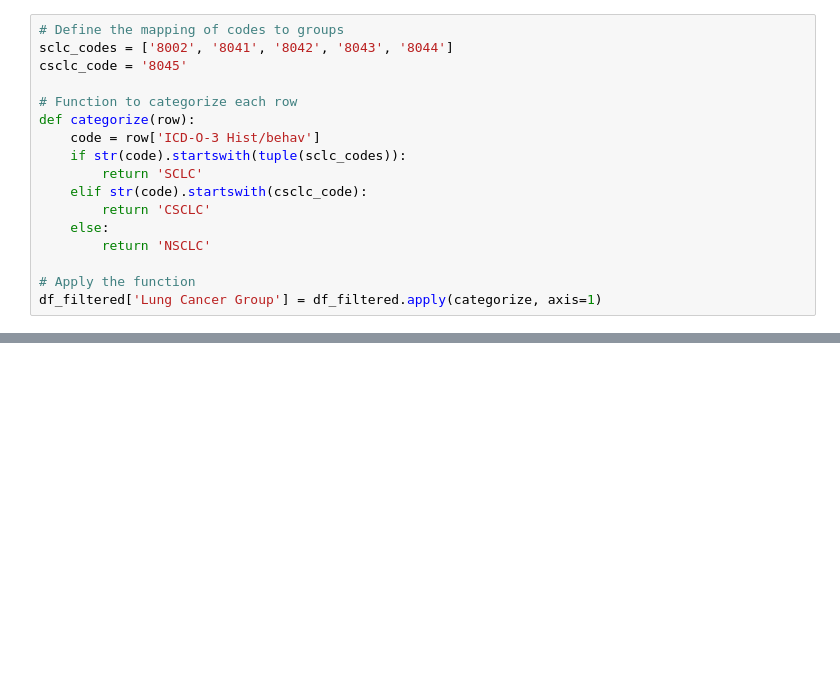
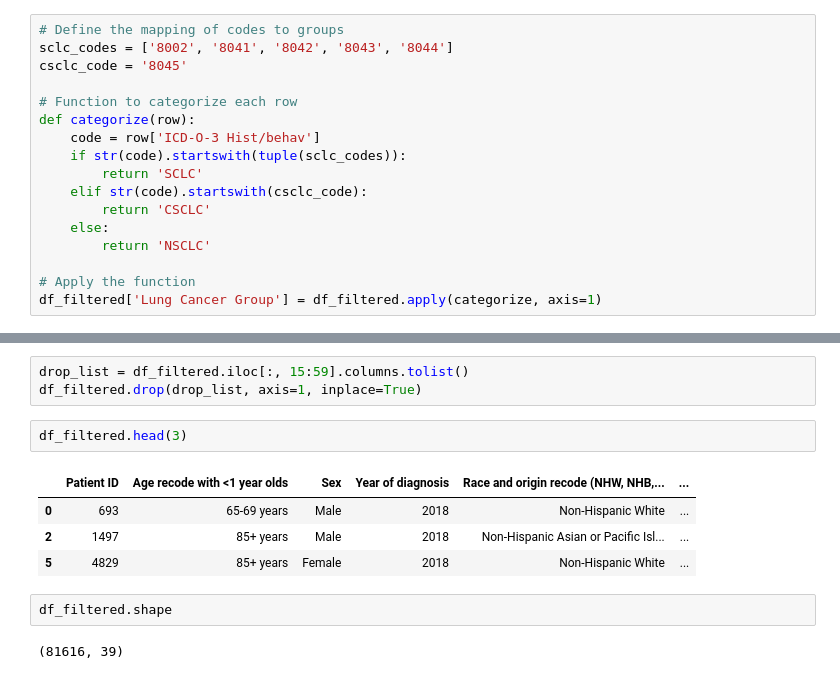
Before and after one commit to MSWinds/C-SCLC-PrognosisML, a Jupyter notebook: Data_Prep.ipynb, the cells around one changed output, grey strips where cells are left out. Drawn from its saved outputs; the diff is of its cells as text; blank space fills up the shorter version.

```diff
--- a/Data_Prep.ipynb
+++ b/Data_Prep.ipynb
@@ -53,0 +110,14 @@ Name: count, dtype: int64
+# %%
+drop_list = df_filtered.iloc[:, 15:59].columns.tolist()
+df_filtered.drop(drop_list, axis=1, inplace=True)
+# %%
+df_filtered.head(3)
+# %% [output]
+|  | Patient ID | Age recode with <1 year olds | Sex | Year of diagnosis | Race and origin recode (NHW, NHB,... | ... |
+| 0 | 693 | 65-69 years | Male | 2018 | Non-Hispanic White | ... |
+| 2 | 1497 | 85+ years | Male | 2018 | Non-Hispanic Asian or Pacific Isl... | ... |
+| 5 | 4829 | 85+ years | Female | 2018 | Non-Hispanic White | ... |
+# %%
+df_filtered.shape
+# %% [output]
+(81616, 39)
```
Also changed, not shown: parts of 34 cells of this notebook, 2 other files.
